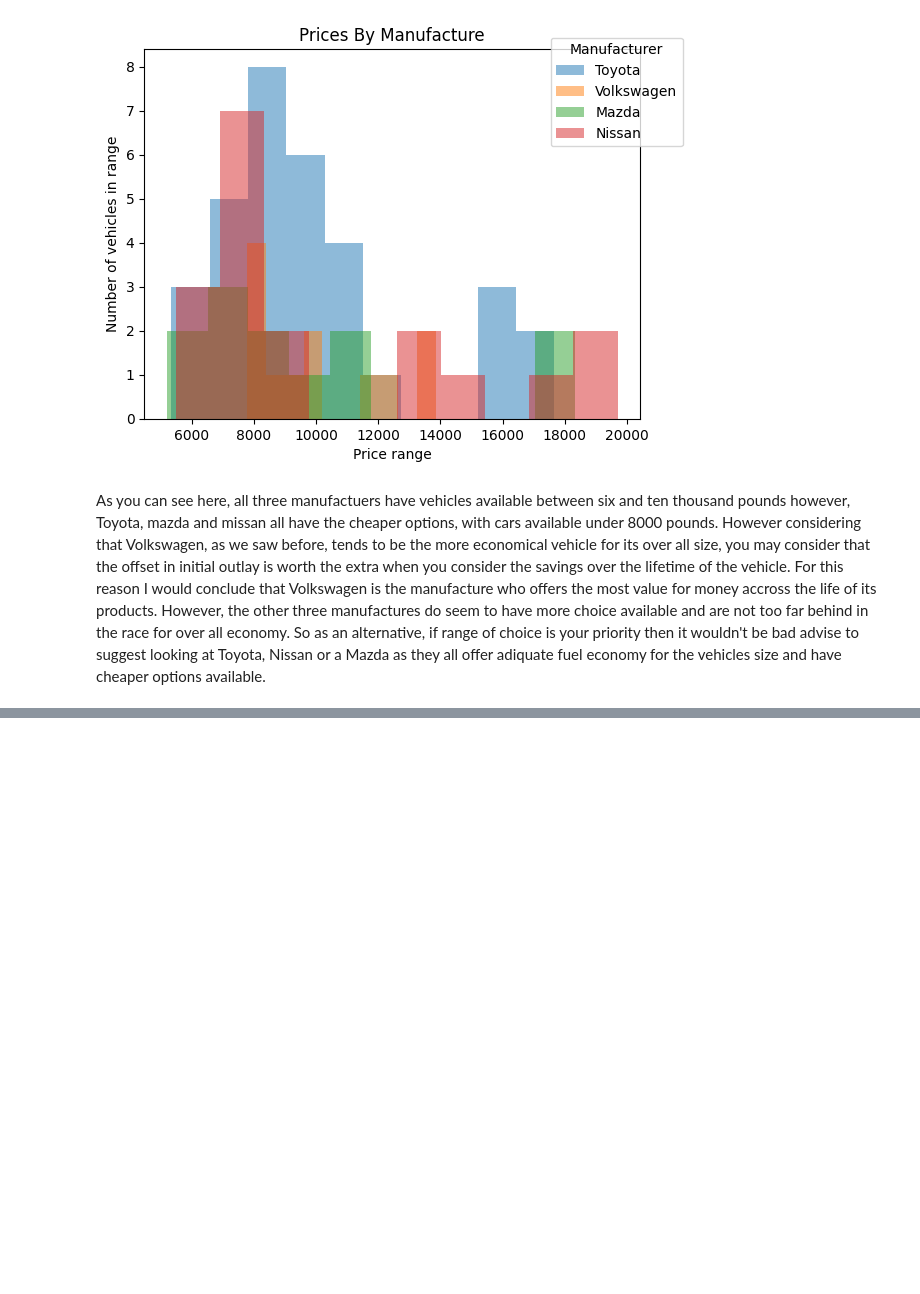
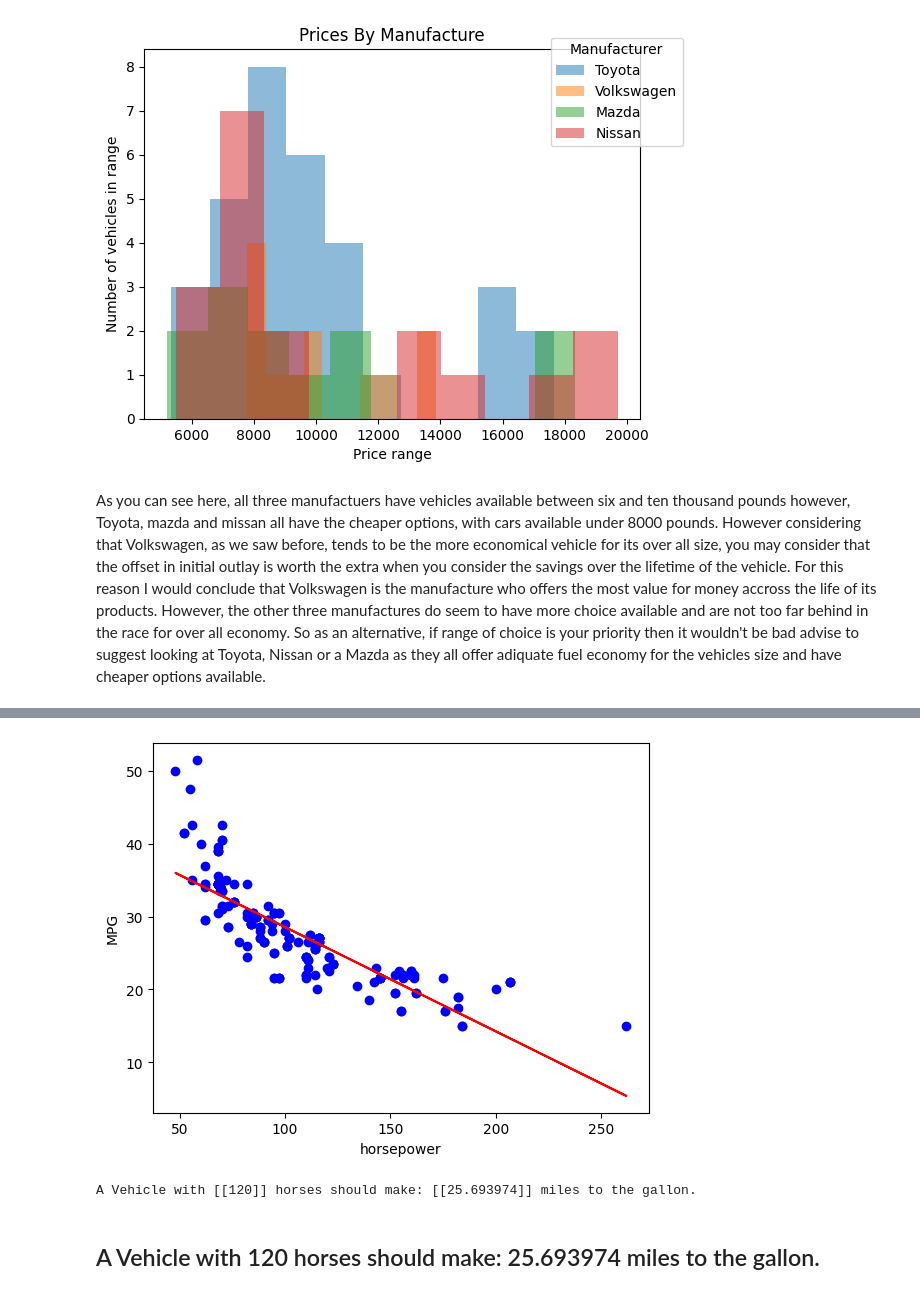
Before and after one commit to adm-bjmn/data-science-demo, a Jupyter notebook: automobile.ipynb, the cells around one changed output, grey strips where cells are left out. Saved outputs shown, nothing was run; the diff lists cells and outputs as text; code cells hidden in the pictures; blank space fills up the shorter version.

```diff
--- a/automobile.ipynb
+++ b/automobile.ipynb
@@ -588,0 +670,18 @@ However, the other three manufactures do seem to have more choice available and
+# %%
+unk_x = [[120]]
+
+x_pred = np.append(x, unk_x).reshape(-1,1)
+y_pred = horsepower_model.predict(x_pred)
+
+plt.scatter(x,y,color = 'b')
+plt.plot(x_pred,y_pred,color = 'r')
+plt.xlabel('horsepower')
+plt.ylabel('MPG')
+plt.show()
+
+print(f"A Vehicle with {unk_x} horses should make: {horsepower_model.predict(unk_x)} miles to the gallon.")
+# %% [output]
+[figure, added]
+A Vehicle with [[120]] horses should make: [[25.693974]] miles to the gallon.
+# %% [markdown]
+## A Vehicle with 120 horses should make: 25.693974 miles to the gallon.
```
Also changed, not shown: parts of 13 cells of this notebook.
